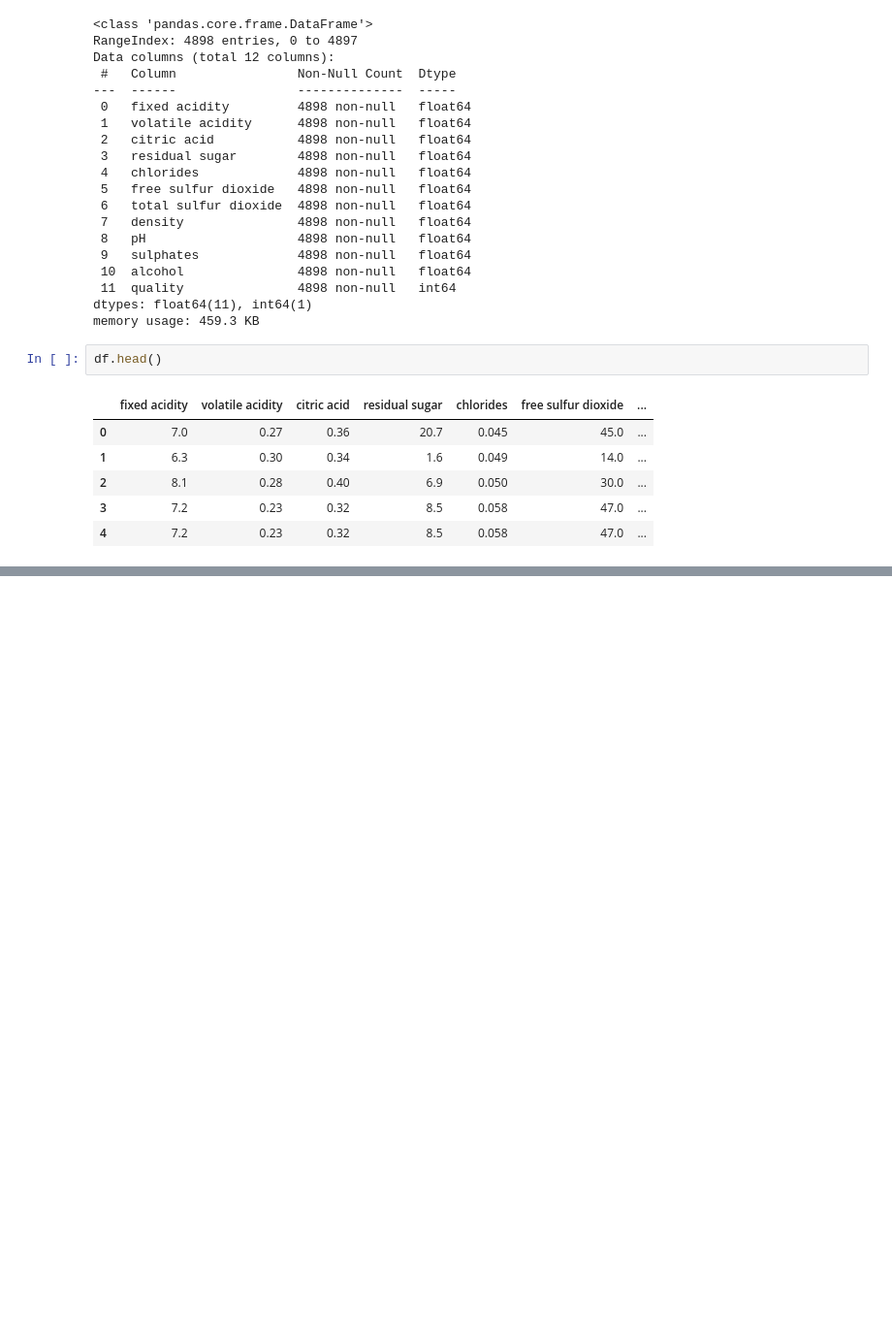
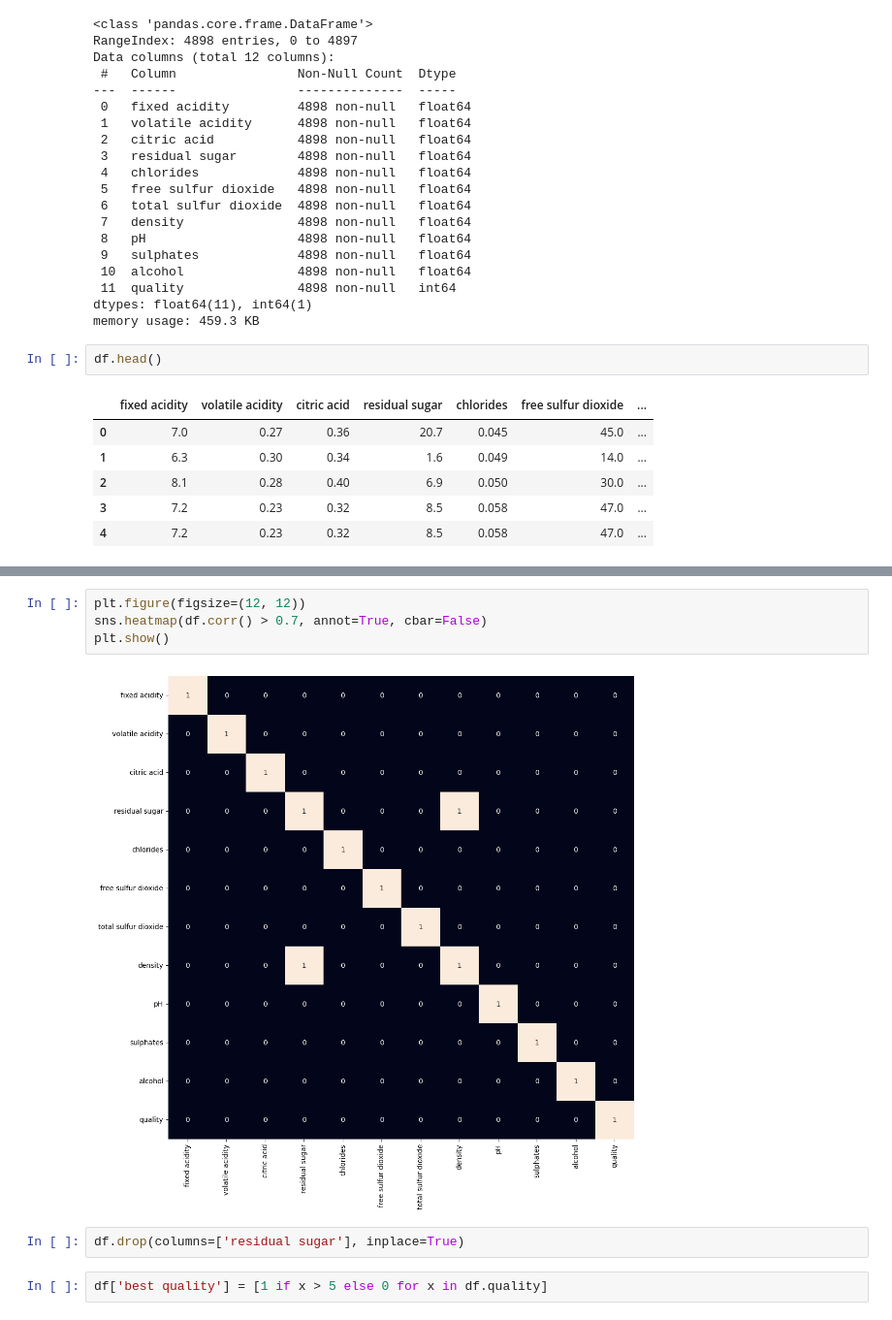
Before and after one commit to codeXpawan/college-lab, a Jupyter notebook: Data Mining/Task2.ipynb, the cells around one changed output, grey strips where cells are left out. Shown: that part at 97% size. Drawn from its saved outputs; the diff is of its cells as text; blank space fills up the shorter version.

```diff
--- a/Data Mining/Task2.ipynb
+++ b/Data Mining/Task2.ipynb
@@ -101,0 +88,10 @@ weighted avg       0.55      0.55      0.55       980
+# %%
+plt.figure(figsize=(12, 12))
+sns.heatmap(df.corr() > 0.7, annot=True, cbar=False)
+plt.show()
+# %% [output]
+[figure, added]
+# %%
+df.drop(columns=['residual sugar'], inplace=True)
+# %%
+df['best quality'] = [1 if x > 5 else 0 for x in df.quality]
```
Also changed, not shown: parts of 18 cells of this notebook, 1 other file.
